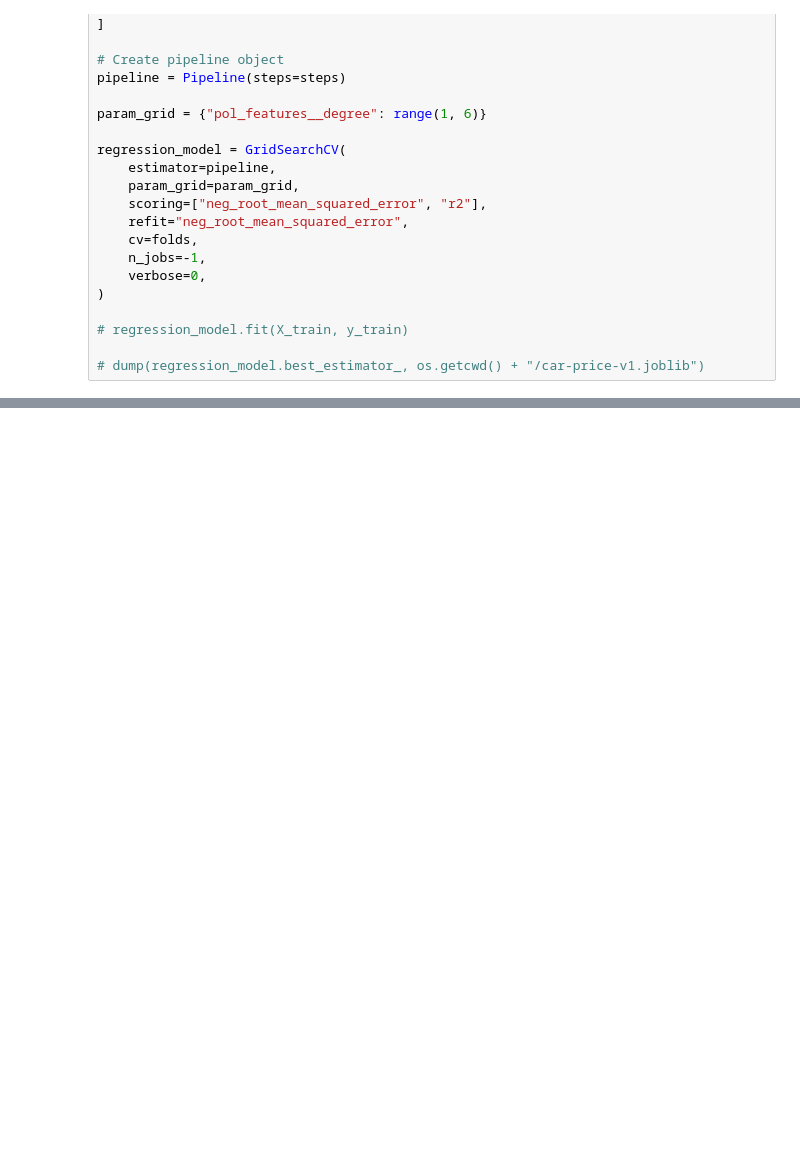
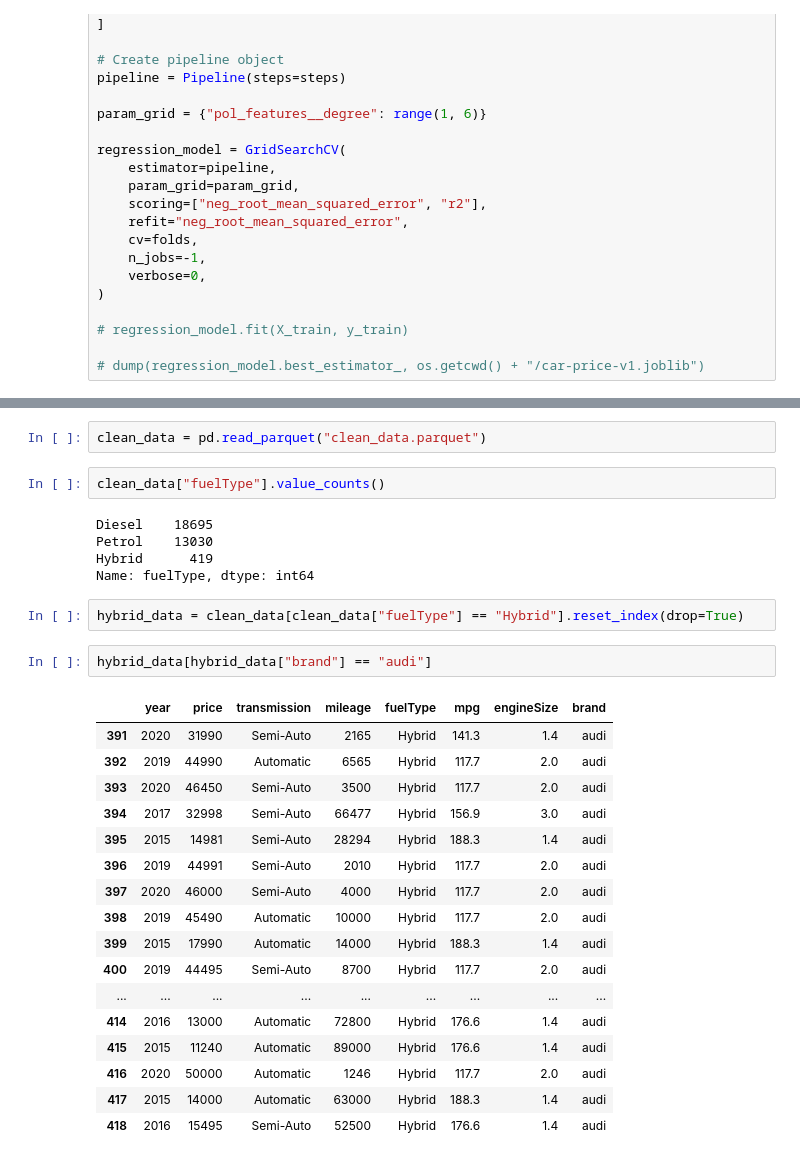
Before and after one commit to albertovidalrod/Linear-regression---car-price, a Jupyter notebook: model/train.ipynb, the cells around one changed output, grey strips where cells are left out. Drawn from its saved outputs; the diff is of its cells as text; blank space fills up the shorter version.

```diff
--- a/model/train.ipynb
+++ b/model/train.ipynb
@@ -192,0 +193,31 @@ array([13113., 21282.,  8827., ..., 26166., 26219., 20388.])
+# %%
+clean_data = pd.read_parquet("clean_data.parquet")
+# %%
+clean_data["fuelType"].value_counts()
+# %% [output]
+Diesel    18695
+Petrol    13030
+Hybrid      419
+Name: fuelType, dtype: int64
+# %%
+hybrid_data = clean_data[clean_data["fuelType"] == "Hybrid"].reset_index(drop=True)
+# %%
+hybrid_data[hybrid_data["brand"] == "audi"]
+# %% [output]
+|  | year | price | transmission | mileage | fuelType | mpg | engineSize | brand |
+| 391 | 2020 | 31990 | Semi-Auto | 2165 | Hybrid | 141.3 | 1.4 | audi |
+| 392 | 2019 | 44990 | Automatic | 6565 | Hybrid | 117.7 | 2.0 | audi |
+| 393 | 2020 | 46450 | Semi-Auto | 3500 | Hybrid | 117.7 | 2.0 | audi |
+| 394 | 2017 | 32998 | Semi-Auto | 66477 | Hybrid | 156.9 | 3.0 | audi |
+| 395 | 2015 | 14981 | Semi-Auto | 28294 | Hybrid | 188.3 | 1.4 | audi |
+| 396 | 2019 | 44991 | Semi-Auto | 2010 | Hybrid | 117.7 | 2.0 | audi |
+| 397 | 2020 | 46000 | Semi-Auto | 4000 | Hybrid | 117.7 | 2.0 | audi |
+| 398 | 2019 | 45490 | Automatic | 10000 | Hybrid | 117.7 | 2.0 | audi |
+| 399 | 2015 | 17990 | Automatic | 14000 | Hybrid | 188.3 | 1.4 | audi |
+| 400 | 2019 | 44495 | Semi-Auto | 8700 | Hybrid | 117.7 | 2.0 | audi |
+| ... | ... | ... | ... | ... | ... | ... | ... | ... |
+| 414 | 2016 | 13000 | Automatic | 72800 | Hybrid | 176.6 | 1.4 | audi |
+| 415 | 2015 | 11240 | Automatic | 89000 | Hybrid | 176.6 | 1.4 | audi |
+| 416 | 2020 | 50000 | Automatic | 1246 | Hybrid | 117.7 | 2.0 | audi |
+| 417 | 2015 | 14000 | Automatic | 63000 | Hybrid | 188.3 | 1.4 | audi |
+| 418 | 2016 | 15495 | Semi-Auto | 52500 | Hybrid | 176.6 | 1.4 | audi |
```
Also changed, not shown: parts of 4 cells of this notebook, 9 other files.
